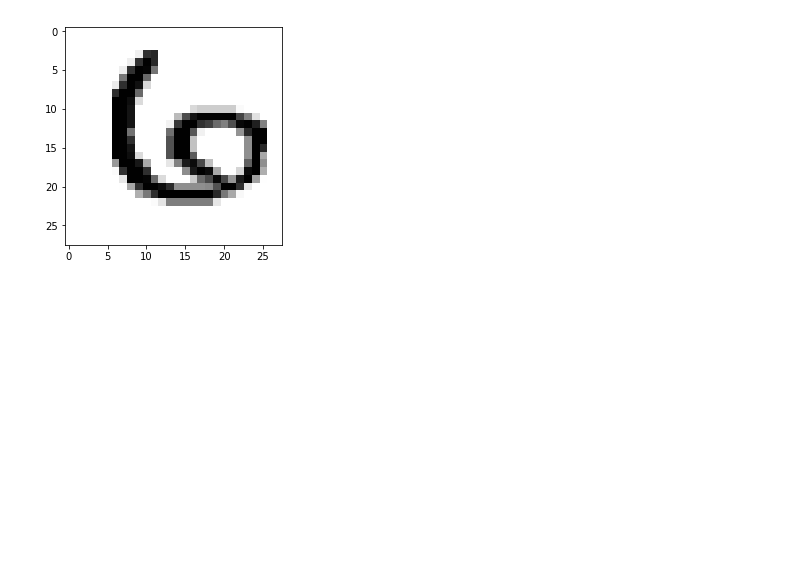
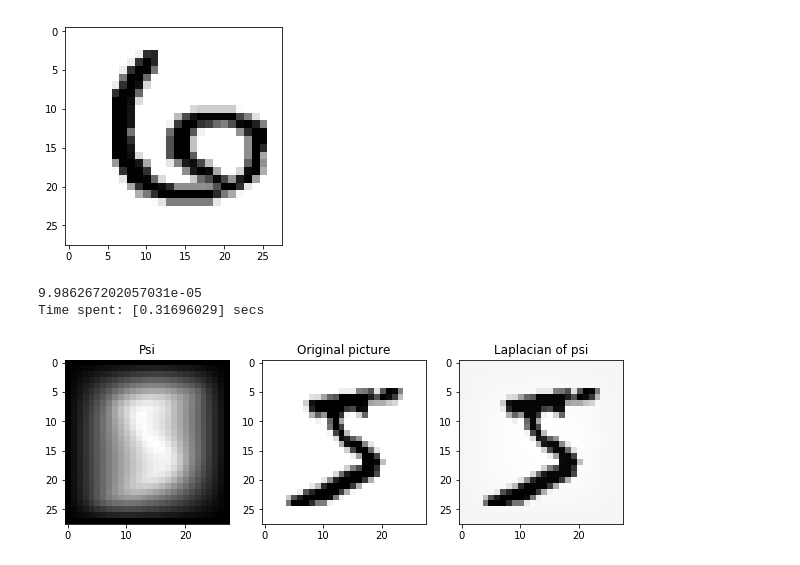
Before and after one commit to cpacilio/P1.4_seed, a Jupyter notebook: final_project/final_project_2.ipynb, the cells around one changed output. Saved outputs shown, nothing was run; the diff lists cells and outputs as text; code cells hidden in the pictures; blank space fills up the shorter version.

Commit message:
jacobi method

```diff
--- a/final_project/final_project_2.ipynb
+++ b/final_project/final_project_2.ipynb
@@ -382,0 +402,33 @@ classify2(xt,gt,my_dist2,1000), y_test[p]
+# %%
+## Let us scrutinize a test case
+## we solve the Laplacian Eq. for the RHS == z_train[0]
+
+err = 1
+eps = 10**(-4)
+RHS = z_train[0]
+phi = zeros((28,28))
+
+with Timer():
+    while (err > eps):
+        psi = Jacobi_1(phi,RHS)
+        psi, phi = phi, psi
+        err = abs(phi-psi).max()
+    print(err)
+# %% [output]
+9.986267202057031e-05
+Time spent: [0.31696029] secs
+# %%
+## plot the solution and
+## verify the coincidence between
+## the Laplacian of psi and original picture
+
+fig, axs = plt.subplots(1,3,figsize=(10,10))
+axs[0].imshow(psi,cmap='gray_r')
+axs[1].imshow(RHS,cmap='gray_r')
+axs[2].imshow(Laplacian(psi),cmap='gray_r')
+axs[0].set_title('Psi')
+axs[1].set_title('Original picture')
+axs[2].set_title('Laplacian of psi')
+plt.show()
+# %% [output]
+[figure, added]
```
Also changed, not shown: parts of 7 cells of this notebook.
